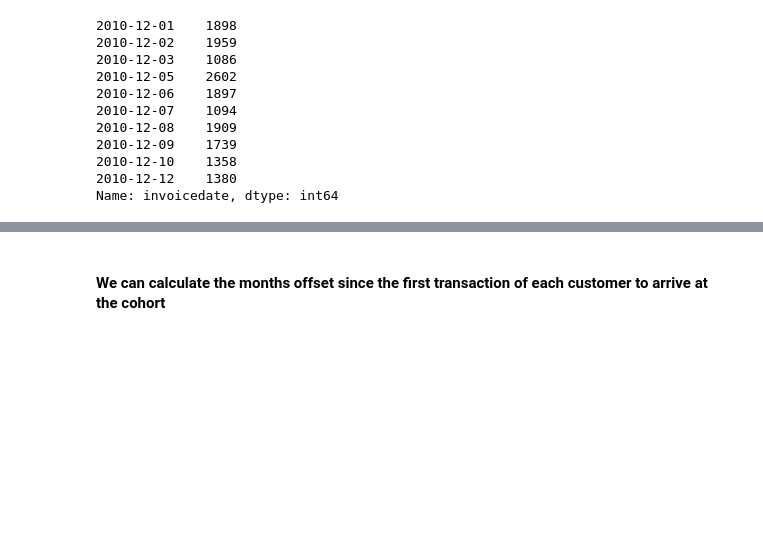
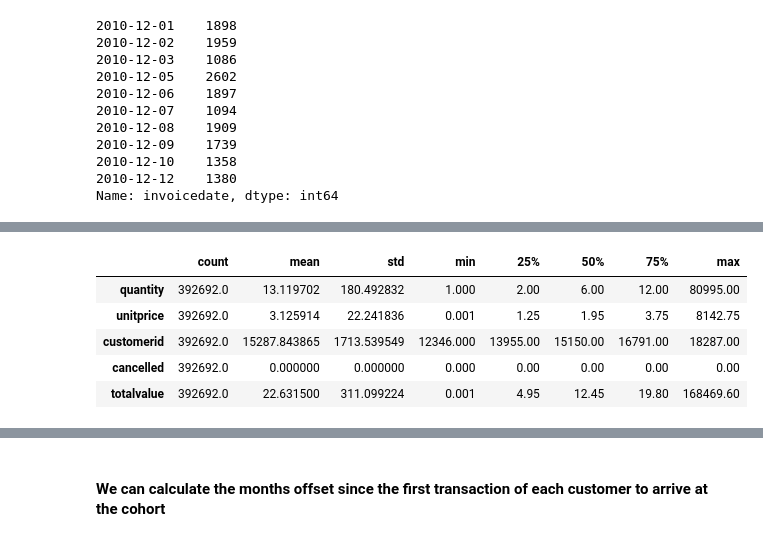
Before and after one commit to csanry/machinelearning, a Jupyter notebook: ecomm_rfm/CODE/e-commerce-cohort-analysis-rfm-clustering.ipynb, the cells around one changed output, grey strips where cells are left out. Saved outputs shown, nothing was run; the diff lists cells and outputs as text; code cells hidden in the pictures; blank space fills up the shorter version.

```diff
--- a/ecomm_rfm/CODE/e-commerce-cohort-analysis-rfm-clustering.ipynb
+++ b/ecomm_rfm/CODE/e-commerce-cohort-analysis-rfm-clustering.ipynb
@@ -592,3 +604,12 @@ plt.show()
+# %%
+dfc.describe().T
+# %% [output]
+|  | count | mean | std | min | 25% | 50% | 75% | max |
+| quantity | 392692.0 | 13.119702 | 180.492832 | 1.000 | 2.00 | 6.00 | 12.00 | 80995.00 |
+| unitprice | 392692.0 | 3.125914 | 22.241836 | 0.001 | 1.25 | 1.95 | 3.75 | 8142.75 |
+| customerid | 392692.0 | 15287.843865 | 1713.539549 | 12346.000 | 13955.00 | 15150.00 | 16791.00 | 18287.00 |
+| cancelled | 392692.0 | 0.000000 | 0.000000 | 0.000 | 0.00 | 0.00 | 0.00 | 0.00 |
+| totalvalue | 392692.0 | 22.631500 | 311.099224 | 0.001 | 4.95 | 12.45 | 19.80 | 168469.60 |
 # %%
 def get_month(x): return dt.datetime(x.year, x.month, 1)
 
```
Also changed, not shown: parts of 3 cells of this notebook, 4 other files.
